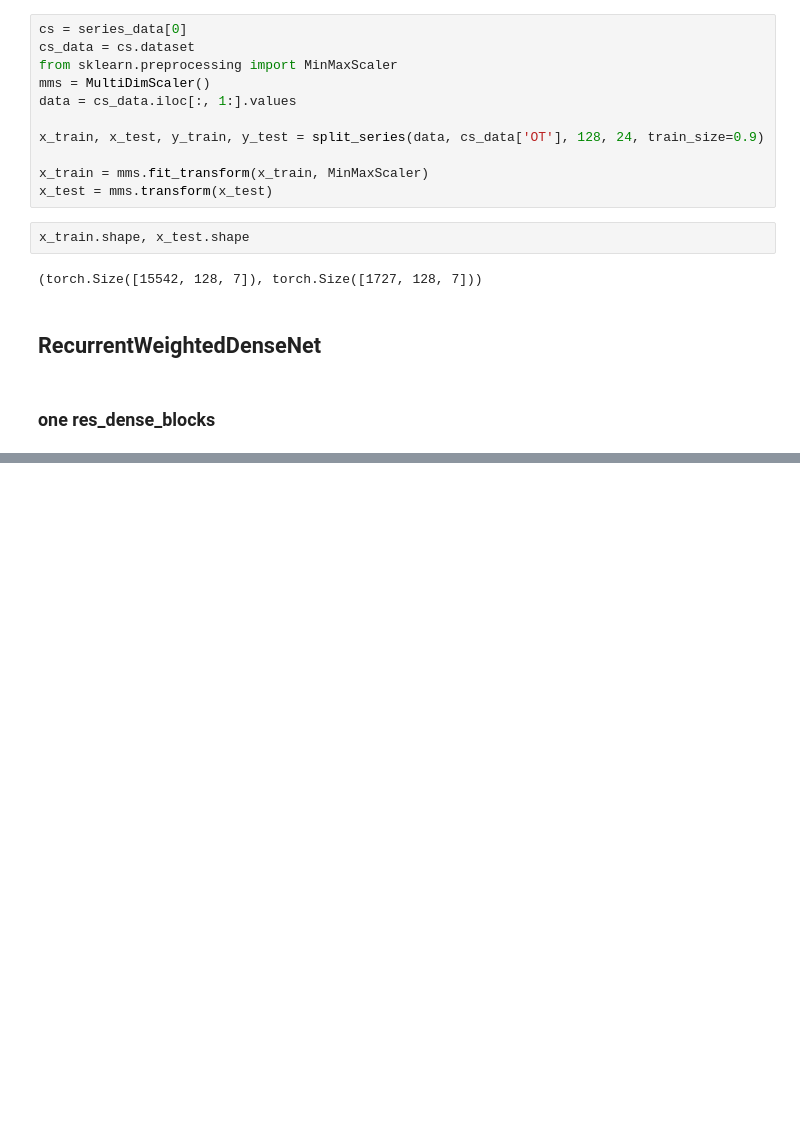
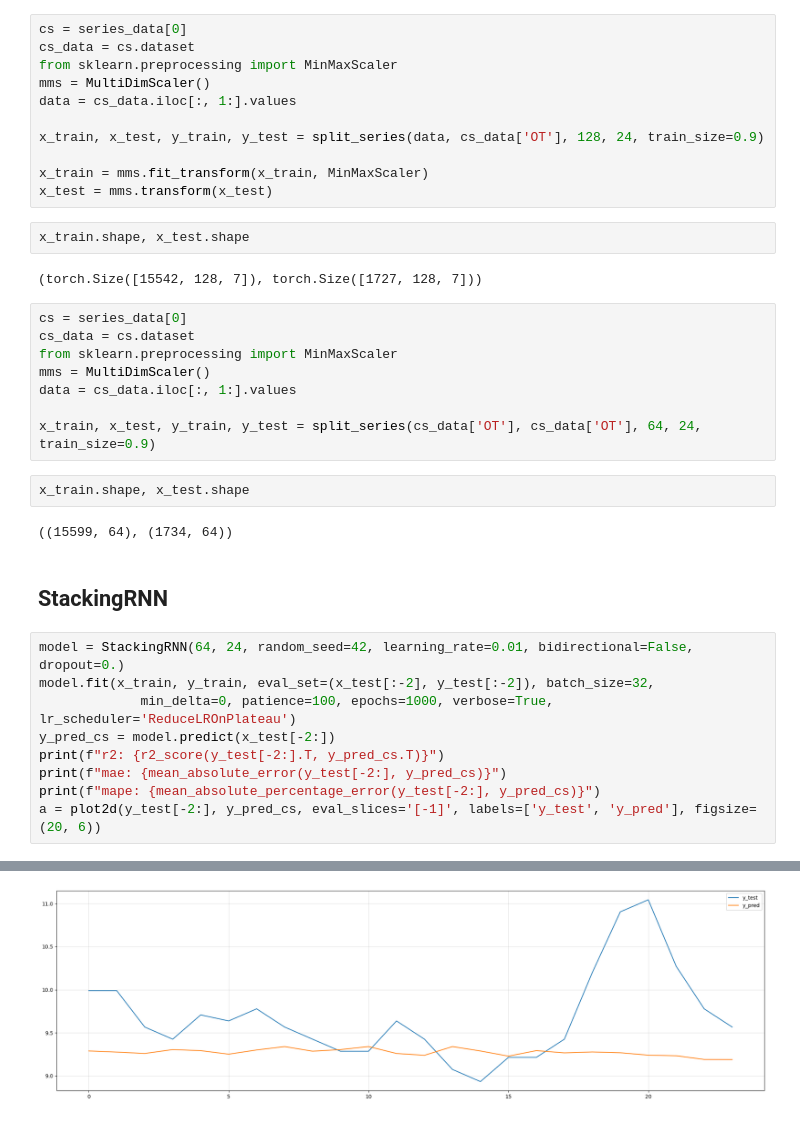
Before and after one commit to BirchKwok/spinesTS, a Jupyter notebook: examples/spinesTS.nn.ipynb, the cells around one changed output, grey strips where cells are left out. Cells and saved outputs as stored; diff of their text form; blank space fills up the shorter version.

```diff
--- a/examples/spinesTS.nn.ipynb
+++ b/examples/spinesTS.nn.ipynb
@@ -44,7 +43,27 @@ x_test = mms.transform(x_test)
 x_train.shape, x_test.shape
 # %% [output]
 (torch.Size([15542, 128, 7]), torch.Size([1727, 128, 7]))
+# %%
+cs = series_data[0]
+cs_data = cs.dataset
+from sklearn.preprocessing import MinMaxScaler
+mms = MultiDimScaler()
+data = cs_data.iloc[:, 1:].values
+
+x_train, x_test, y_train, y_test = split_series(cs_data['OT'], cs_data['OT'], 64, 24, train_size=0.9)
+# %%
+x_train.shape, x_test.shape
+# %% [output]
+((15599, 64), (1734, 64))
 # %% [markdown]
-## RecurrentWeightedDenseNet
+## StackingRNN
-# %% [markdown]
-### one res_dense_blocks
+# %%
+model = StackingRNN(64, 24, random_seed=42, learning_rate=0.01, bidirectional=False, dropout=0.)
+model.fit(x_train, y_train, eval_set=(x_test[:-2], y_test[:-2]), batch_size=32,
+             min_delta=0, patience=100, epochs=1000, verbose=True, lr_scheduler='ReduceLROnPlateau')
+y_pred_cs = model.predict(x_test[-2:])
+print(f"r2: {r2_score(y_test[-2:].T, y_pred_cs.T)}")
+print(f"mae: {mean_absolute_error(y_test[-2:], y_pred_cs)}")
+print(f"mape: {mean_absolute_percentage_error(y_test[-2:], y_pred_cs)}")
+a = plot2d(y_test[-2:], y_pred_cs, eval_slices='[-1]', labels=['y_test', 'y_pred'], figsize=(20, 6))
+# %% [output]
@@ -50,0 +87 @@ x_train.shape, x_test.shape
+[figure, added]
```
Also changed, not shown: parts of 8 cells of this notebook, 22 other files.
